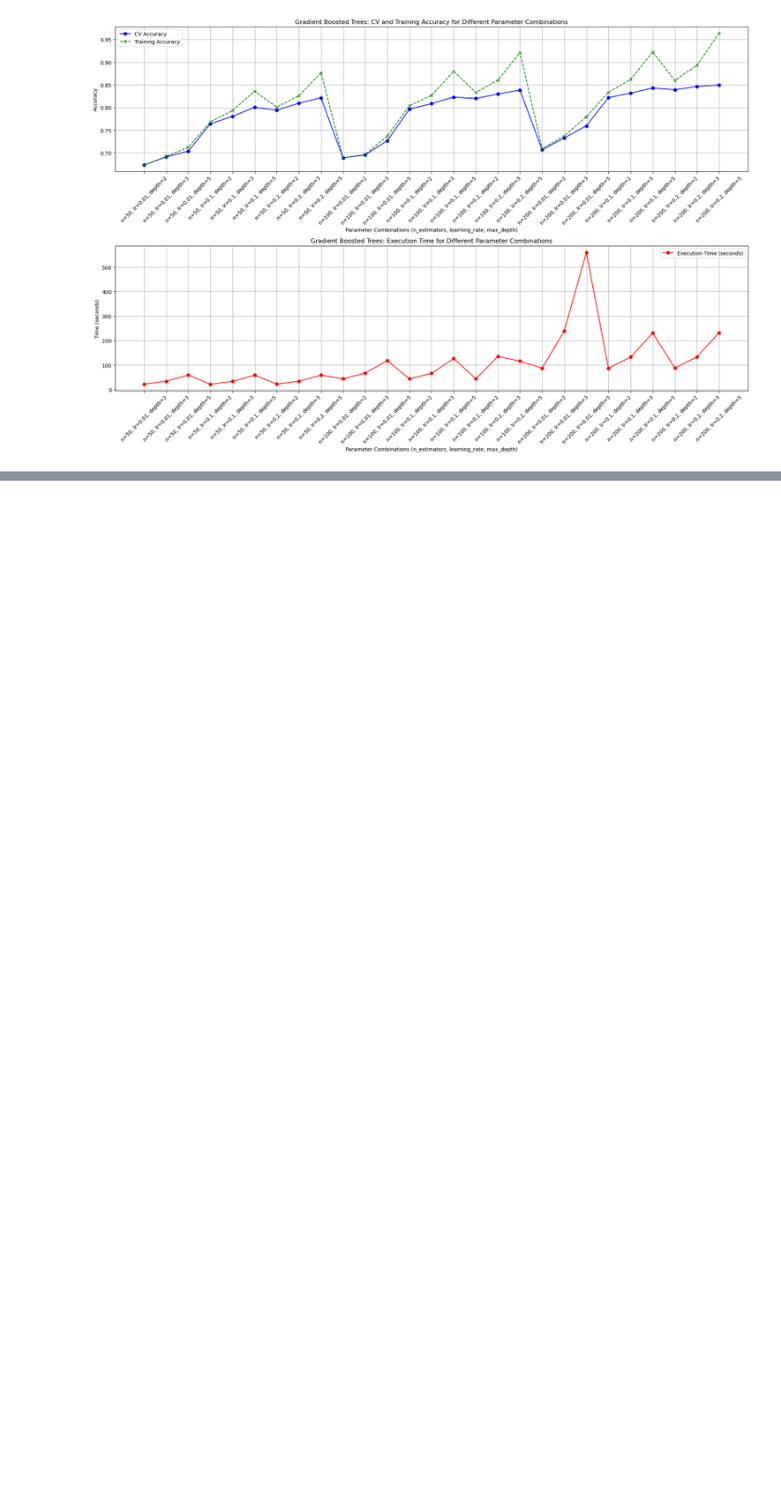
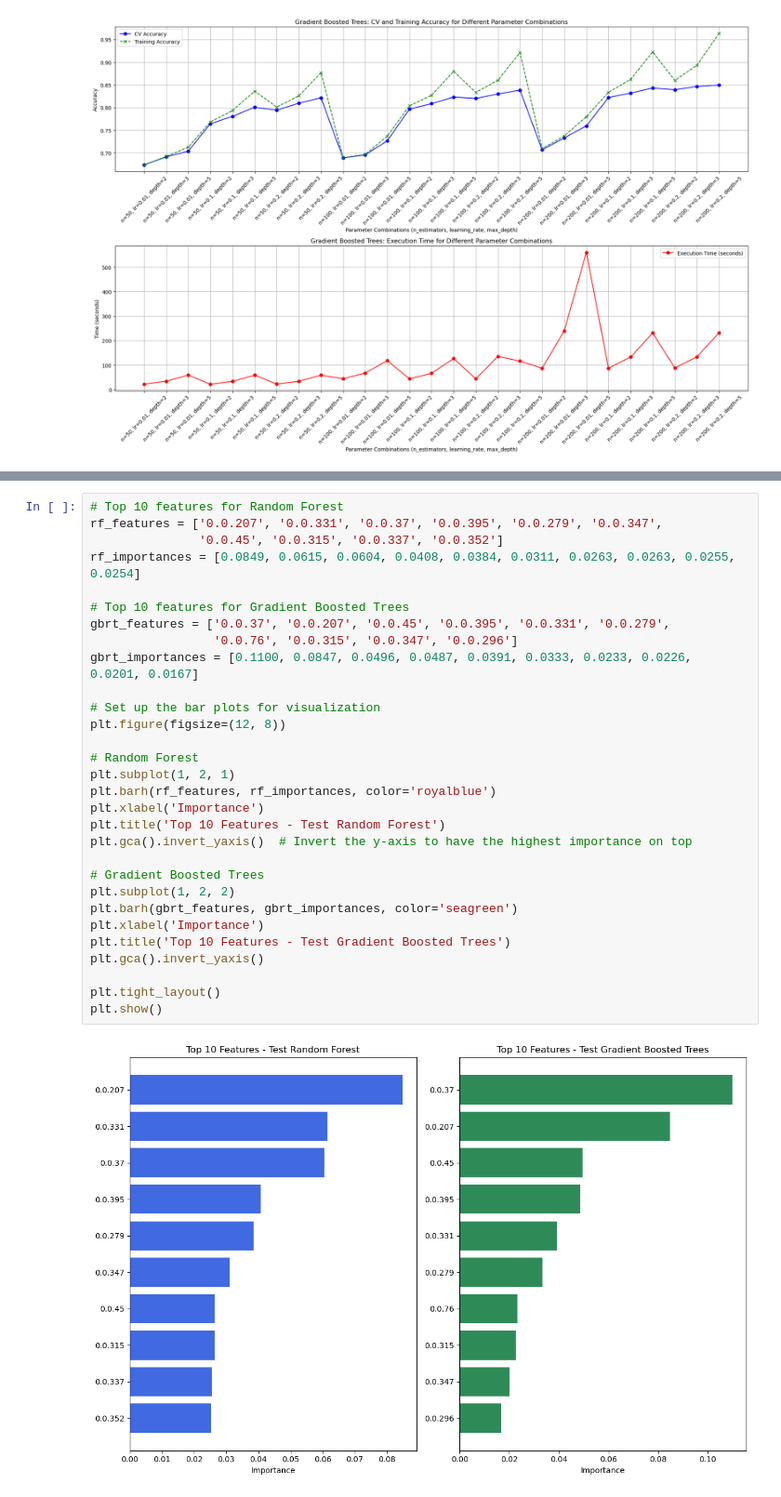
Before and after one commit to mencinas93/IMBM_Machine_Learning, a Jupyter notebook: Homework_3_Code.ipynb, the cells around one changed output, grey strips where cells are left out. Shown at 93% size. Drawn from its saved outputs; the diff is of its cells as text; blank space fills up the shorter version.

```diff
--- a/Homework_3_Code.ipynb
+++ b/Homework_3_Code.ipynb
@@ -1502,0 +1503,32 @@ Feature: 0.0.296, Importance: 0.0167
+# %%
+# Top 10 features for Random Forest
+rf_features = ['0.0.207', '0.0.331', '0.0.37', '0.0.395', '0.0.279', '0.0.347',
+               '0.0.45', '0.0.315', '0.0.337', '0.0.352']
+rf_importances = [0.0849, 0.0615, 0.0604, 0.0408, 0.0384, 0.0311, 0.0263, 0.0263, 0.0255, 0.0254]
+
+# Top 10 features for Gradient Boosted Trees
+gbrt_features = ['0.0.37', '0.0.207', '0.0.45', '0.0.395', '0.0.331', '0.0.279',
+                 '0.0.76', '0.0.315', '0.0.347', '0.0.296']
+gbrt_importances = [0.1100, 0.0847, 0.0496, 0.0487, 0.0391, 0.0333, 0.0233, 0.0226, 0.0201, 0.0167]
+
+# Set up the bar plots for visualization
+plt.figure(figsize=(12, 8))
+
+# Random Forest
+plt.subplot(1, 2, 1)
+plt.barh(rf_features, rf_importances, color='royalblue')
+plt.xlabel('Importance')
+plt.title('Top 10 Features - Test Random Forest')
+plt.gca().invert_yaxis()  # Invert the y-axis to have the highest importance on top
+
+# Gradient Boosted Trees
+plt.subplot(1, 2, 2)
+plt.barh(gbrt_features, gbrt_importances, color='seagreen')
+plt.xlabel('Importance')
+plt.title('Top 10 Features - Test Gradient Boosted Trees')
+plt.gca().invert_yaxis()
+
+plt.tight_layout()
+plt.show()
+# %% [output]
+[figure, added]
```
Also changed, not shown: parts of 26 cells of this notebook.
